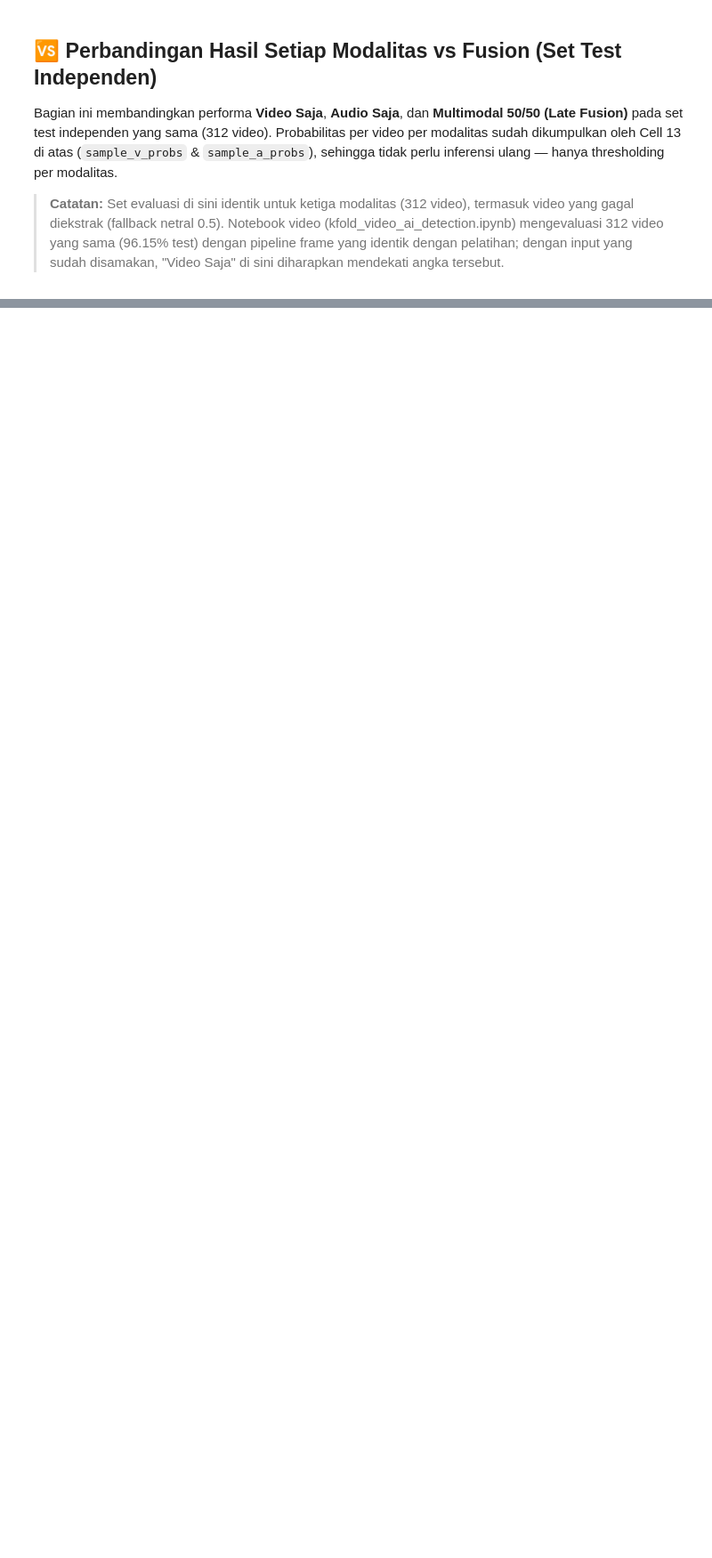
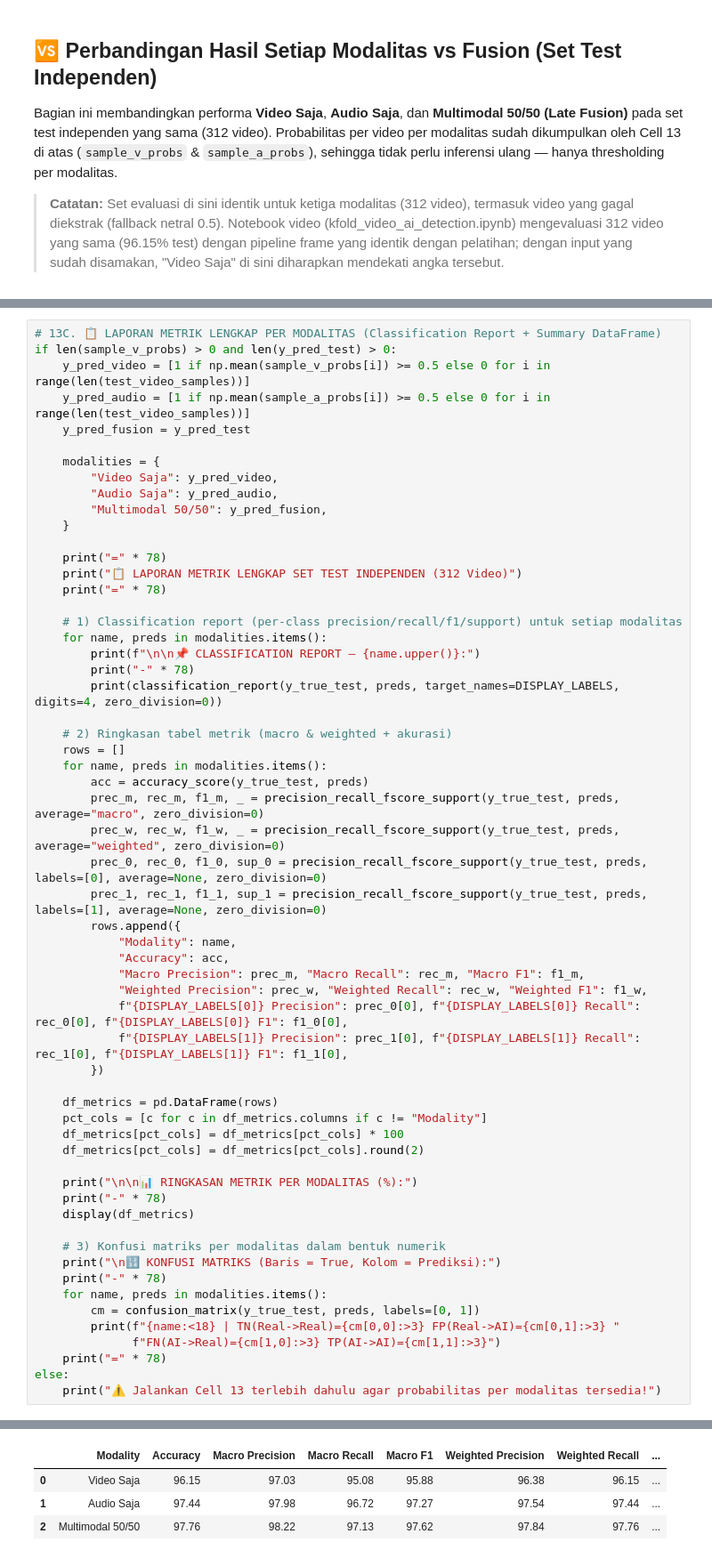
Before and after one commit to putrahadiyanto/mancing-tipu, a Jupyter notebook: notebook/revision1/kfold_multimodal_evaluation_v2.ipynb, the cells around one changed output, grey strips where cells are left out. Shown at 89% size. Saved outputs shown, nothing was run; the diff lists cells and outputs as text; blank space fills up the shorter version.

```diff
--- a/notebook/revision1/kfold_multimodal_evaluation_v2.ipynb
+++ b/notebook/revision1/kfold_multimodal_evaluation_v2.ipynb
@@ -1185,0 +905,60 @@ else:
+# %%
+# 13C. 📋 LAPORAN METRIK LENGKAP PER MODALITAS (Classification Report + Summary DataFrame)
+if len(sample_v_probs) > 0 and len(y_pred_test) > 0:
+    y_pred_video = [1 if np.mean(sample_v_probs[i]) >= 0.5 else 0 for i in range(len(test_video_samples))]
+    y_pred_audio = [1 if np.mean(sample_a_probs[i]) >= 0.5 else 0 for i in range(len(test_video_samples))]
+    y_pred_fusion = y_pred_test
+
+    modalities = {
+        "Video Saja": y_pred_video,
+        "Audio Saja": y_pred_audio,
+        "Multimodal 50/50": y_pred_fusion,
+    }
+
+    print("=" * 78)
+    print("📋 LAPORAN METRIK LENGKAP SET TEST INDEPENDEN (312 Video)")
+    print("=" * 78)
+
+    # 1) Classification report (per-class precision/recall/f1/support) untuk setiap modalitas
+    for name, preds in modalities.items():
+        print(f"\n\n📌 CLASSIFICATION REPORT — {name.upper()}:")
+        print("-" * 78)
+        print(classification_report(y_true_test, preds, target_names=DISPLAY_LABELS, digits=4, zero_division=0))
+
+    # 2) Ringkasan tabel metrik (macro & weighted + akurasi)
+    rows = []
+    for name, preds in modalities.items():
+        acc = accuracy_score(y_true_test, preds)
+        prec_m, rec_m, f1_m, _ = precision_recall_fscore_support(y_true_test, preds, average="macro", zero_division=0)
+        prec_w, rec_w, f1_w, _ = precision_recall_fscore_support(y_true_test, preds, average="weighted", zero_division=0)
+        prec_0, rec_0, f1_0, sup_0 = precision_recall_fscore_support(y_true_test, preds, labels=[0], average=None, zero_division=0)
+        prec_1, rec_1, f1_1, sup_1 = precision_recall_fscore_support(y_true_test, preds, labels=[1], average=None, zero_division=0)
+        rows.append({
+            "Modality": name,
+            "Accuracy": acc,
+            "Macro Precision": prec_m, "Macro Recall": rec_m, "Macro F1": f1_m,
+            "Weighted Precision": prec_w, "Weighted Recall": rec_w, "Weighted F1": f1_w,
+            f"{DISPLAY_LABELS[0]} Precision": prec_0[0], f"{DISPLAY_LABELS[0]} Recall": rec_0[0], f"{DISPLAY_LABELS[0]} F1": f1_0[0],
+            f"{DISPLAY_LABELS[1]} Precision": prec_1[0], f"{DISPLAY_LABELS[1]} Recall": rec_1[0], f"{DISPLAY_LABELS[1]} F1": f1_1[0],
+        })
+
+    df_metrics = pd.DataFrame(rows)
+    pct_cols = [c for c in df_metrics.columns if c != "Modality"]
+    df_metrics[pct_cols] = df_metrics[pct_cols] * 100
+    df_metrics[pct_cols] = df_metrics[pct_cols].round(2)
+
+    print("\n\n📊 RINGKASAN METRIK PER MODALITAS (%):")
+    print("-" * 78)
+    display(df_metrics)
+
+    # 3) Konfusi matriks per modalitas dalam bentuk numerik
+    print("\n🔢 KONFUSI MATRIKS (Baris = True, Kolom = Prediksi):")
+    print("-" * 78)
+    for name, preds in modalities.items():
+        cm = confusion_matrix(y_true_test, preds, labels=[0, 1])
+        print(f"{name:<18} | TN(Real->Real)={cm[0,0]:>3} FP(Real->AI)={cm[0,1]:>3} "
+              f"FN(AI->Real)={cm[1,0]:>3} TP(AI->AI)={cm[1,1]:>3}")
+    print("=" * 78)
+else:
+    print("⚠️ Jalankan Cell 13 terlebih dahulu agar probabilitas per modalitas tersedia!")
+# %% [output]
@@ -1185,0 +982,4 @@ else:
+|  | Modality | Accuracy | Macro Precision | Macro Recall | Macro F1 | Weighted Precision | Weighted Recall | ... |
+| 0 | Video Saja | 96.15 | 97.03 | 95.08 | 95.88 | 96.38 | 96.15 | ... |
+| 1 | Audio Saja | 97.44 | 97.98 | 96.72 | 97.27 | 97.54 | 97.44 | ... |
+| 2 | Multimodal 50/50 | 97.76 | 98.22 | 97.13 | 97.62 | 97.84 | 97.76 | ... |
```
Also changed, not shown: parts of 13 cells of this notebook.
